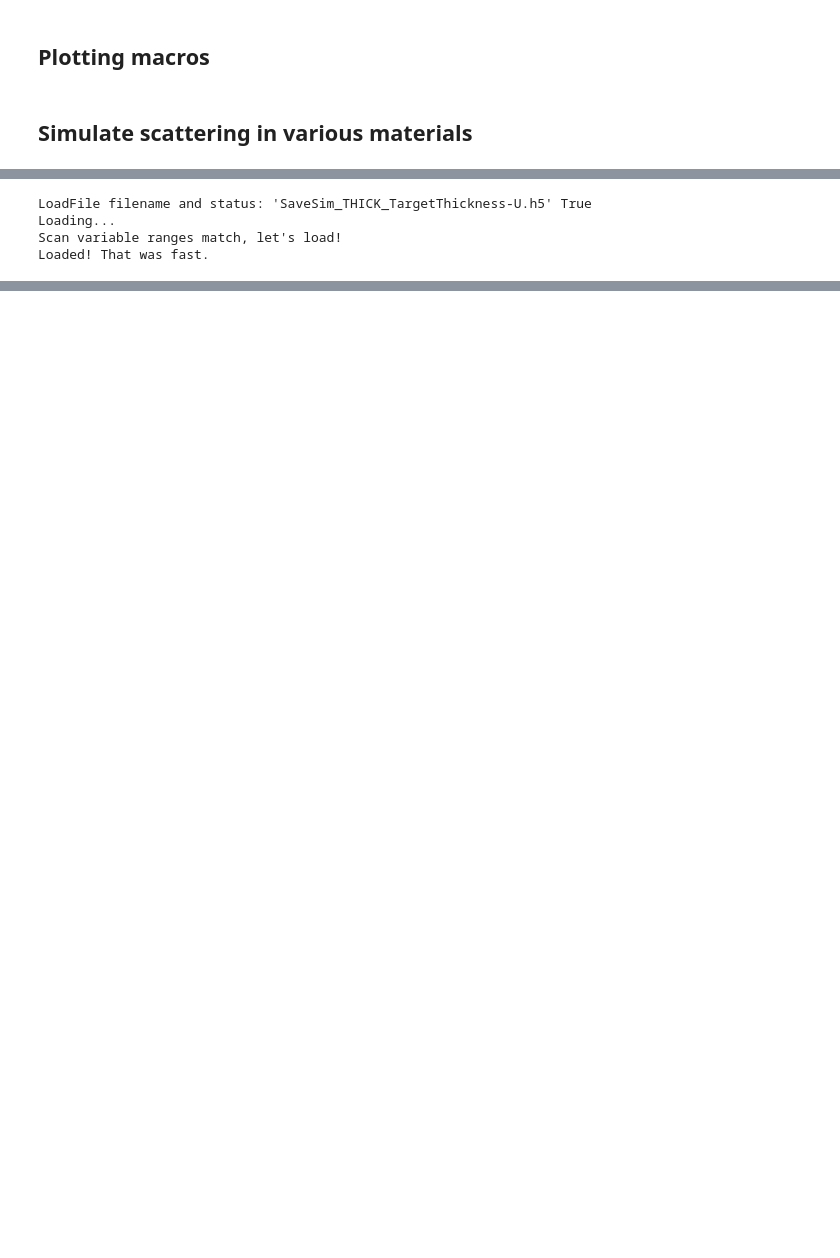
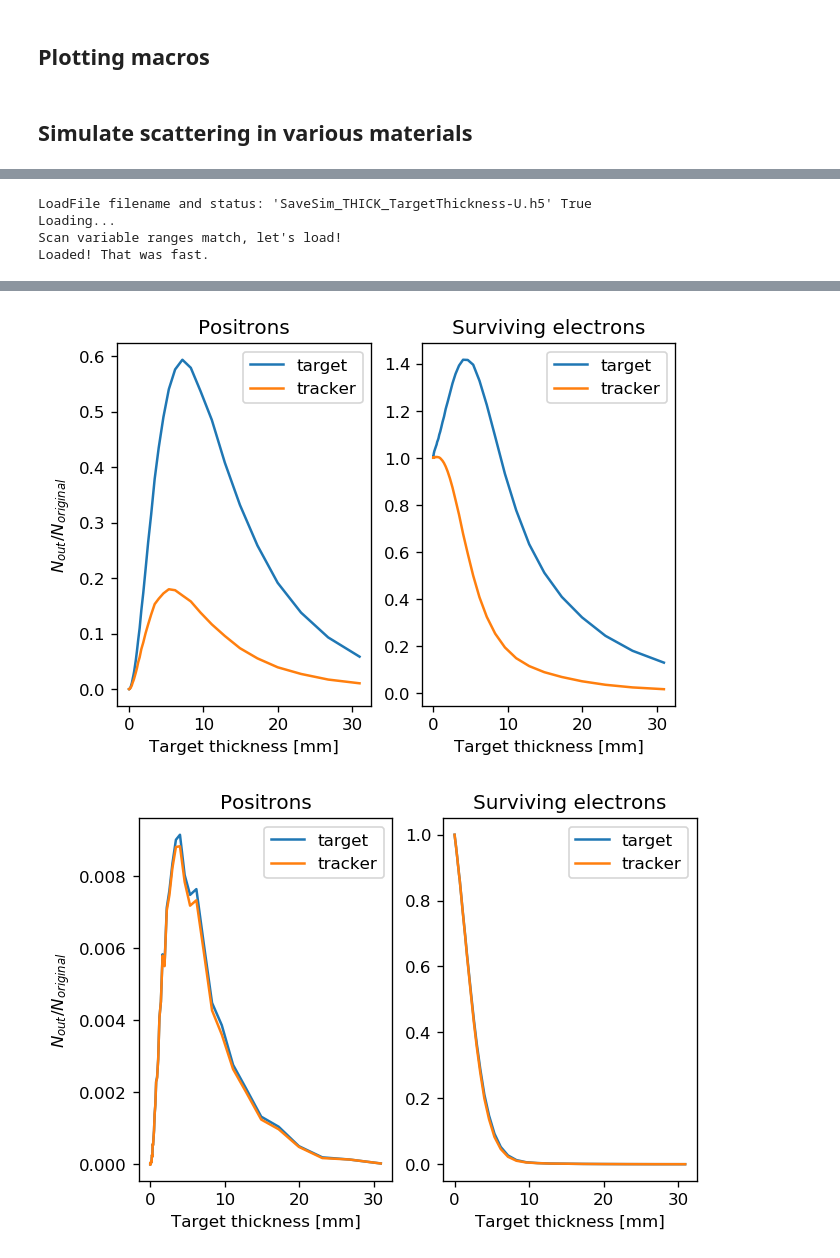
Before and after one commit to kyrsjo/MiniScatter, a Jupyter notebook: examples/ThicknessScan.ipynb, the cells around one changed output, grey strips where cells are left out. Saved outputs shown, nothing was run; the diff lists cells and outputs as text; code cells hidden in the pictures; blank space fills up the shorter version.

```diff
--- a/examples/ThicknessScan.ipynb
+++ b/examples/ThicknessScan.ipynb
@@ -232,6 +256,8 @@ thickScan_U = thickScan_radLen*computeL("U")
                                        tmpFolder=TMPFOLDER)
 
 showYield_singleSim(thickScan_U,numPart_U,baseSimSetup_U["N"])
+showYield_singleSim(thickScan_U,numPart_U,baseSimSetup_U["N"], cutoff=True)
+showYield_singleSim(thickScan_U,numPart_U,baseSimSetup_U["N"], cutoff=True, xZoom=[0.0,5.0], singleParticle='Electrons')
 plt.show()
 # %% [output]
 LoadFile filename and status: 'SaveSim_THICK_TargetThickness-U.h5' True
@@ -242,0 +267,2 @@ Loaded! That was fast.
+[figure, added]
+[figure, added]
```
Also changed, not shown: parts of 14 cells of this notebook, 1 other file.
